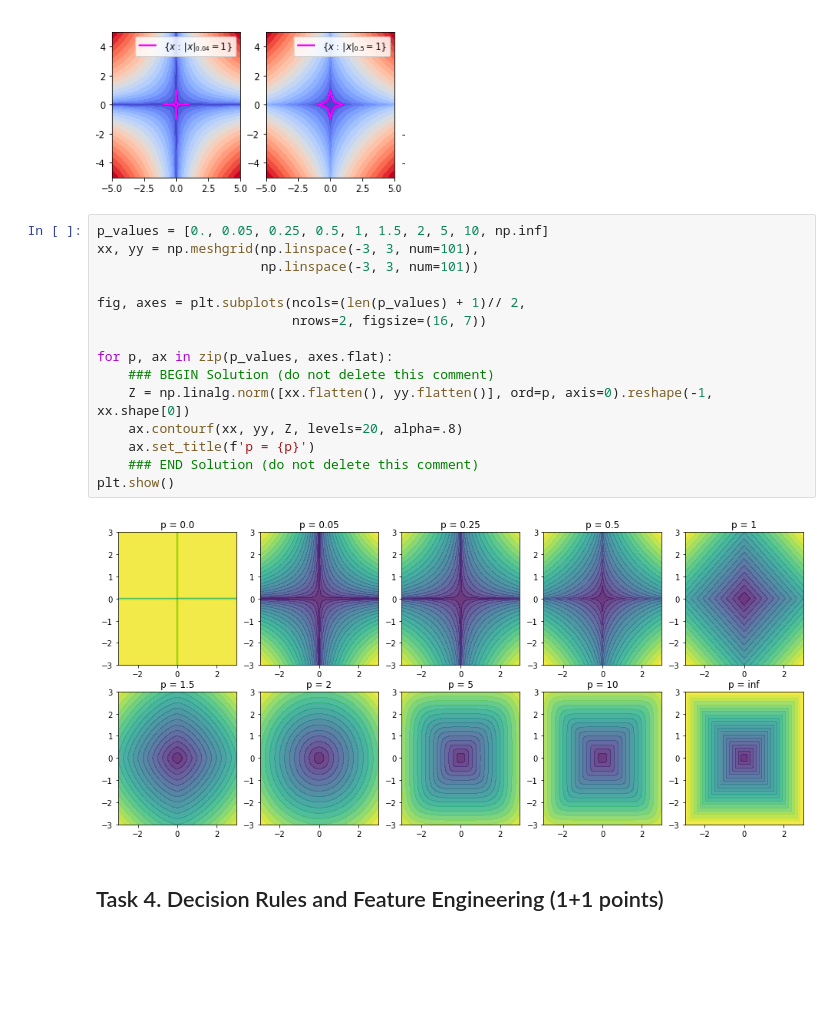
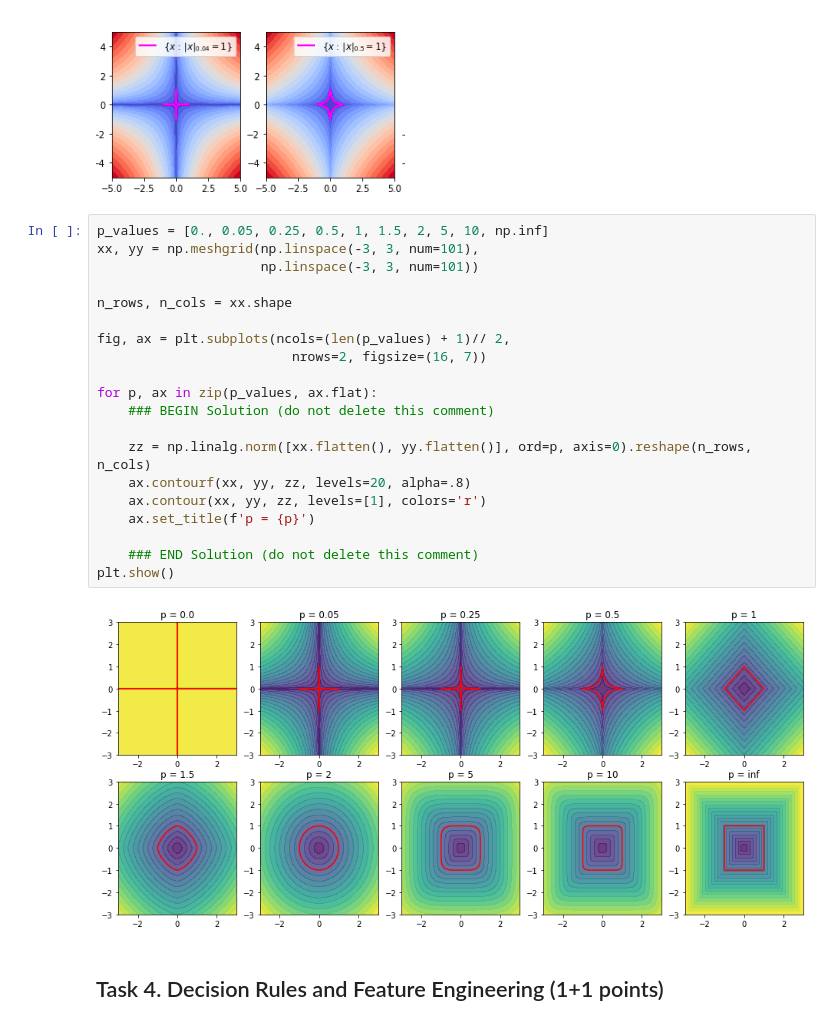
Before and after one commit to prosvirinKir/ML-Skoltech, a Jupyter notebook: Kirill_Prosvirin_hw1.ipynb, the cells around one changed output. Drawn from its saved outputs; the diff is of its cells as text; blank space fills up the shorter version.

```diff
--- a/Kirill_Prosvirin_hw1.ipynb
+++ b/Kirill_Prosvirin_hw1.ipynb
@@ -139,20 +139,25 @@ Try to produce a plot that **looks like the one below**:
 # %%
 p_values = [0., 0.05, 0.25, 0.5, 1, 1.5, 2, 5, 10, np.inf]
 xx, yy = np.meshgrid(np.linspace(-3, 3, num=101),
                      np.linspace(-3, 3, num=101))
 
-fig, axes = plt.subplots(ncols=(len(p_values) + 1)// 2,
+n_rows, n_cols = xx.shape
+
+fig, ax = plt.subplots(ncols=(len(p_values) + 1)// 2,
                          nrows=2, figsize=(16, 7))
 
-for p, ax in zip(p_values, axes.flat):
+for p, ax in zip(p_values, ax.flat):
     ### BEGIN Solution (do not delete this comment)
-    Z = np.linalg.norm([xx.flatten(), yy.flatten()], ord=p, axis=0).reshape(-1, xx.shape[0])
-    ax.contourf(xx, yy, Z, levels=20, alpha=.8)
+
+    zz = np.linalg.norm([xx.flatten(), yy.flatten()], ord=p, axis=0).reshape(n_rows, n_cols)
+    ax.contourf(xx, yy, zz, levels=20, alpha=.8)
+    ax.contour(xx, yy, zz, levels=[1], colors='r')
     ax.set_title(f'p = {p}')
+
     ### END Solution (do not delete this comment)
 plt.show()
 # %% [output]
-[figure, old version]
+[figure, new version]
 # %% [markdown]
 ## Task 4. Decision Rules and Feature Engineering (1+1 points)
 # %% [markdown]
```
Also changed, not shown: parts of 25 cells of this notebook.
